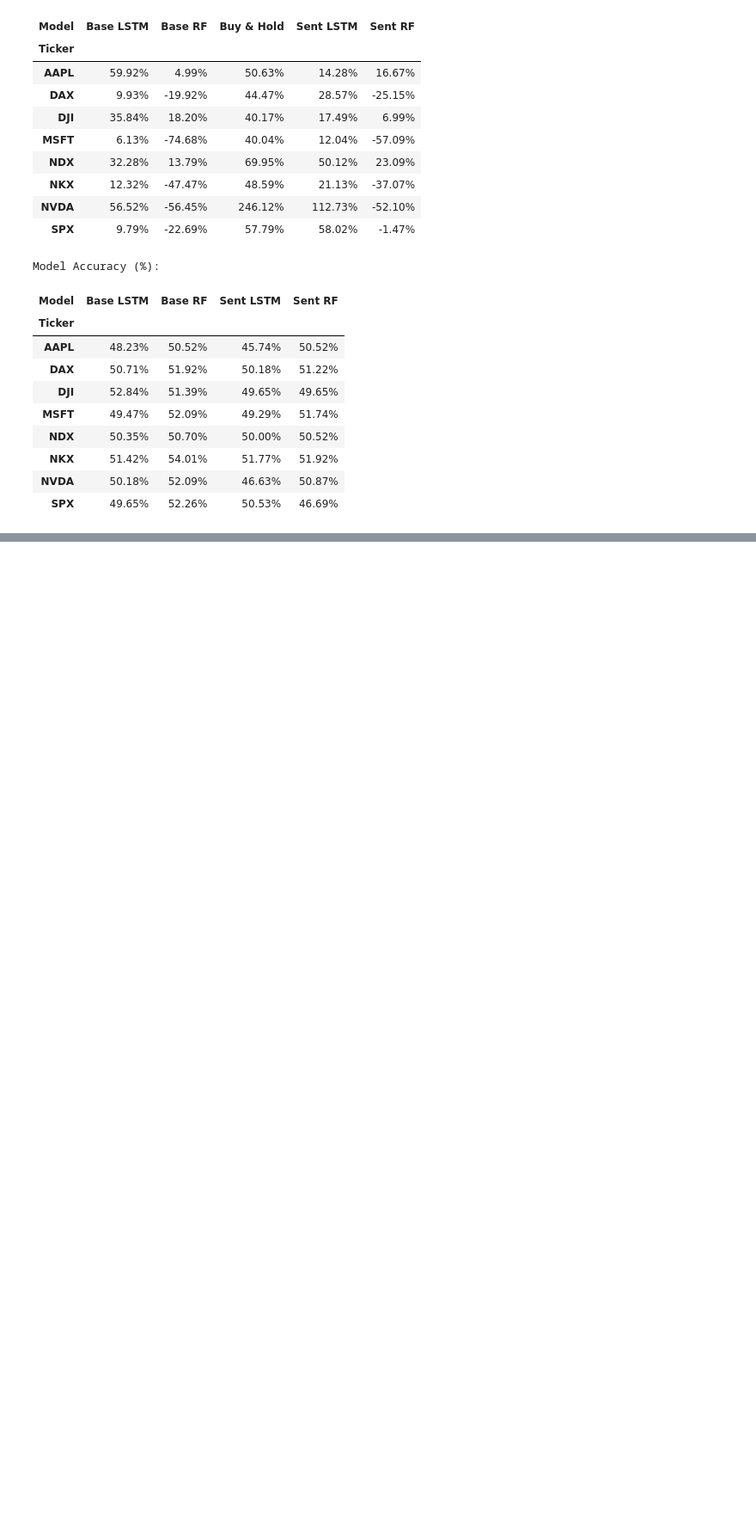
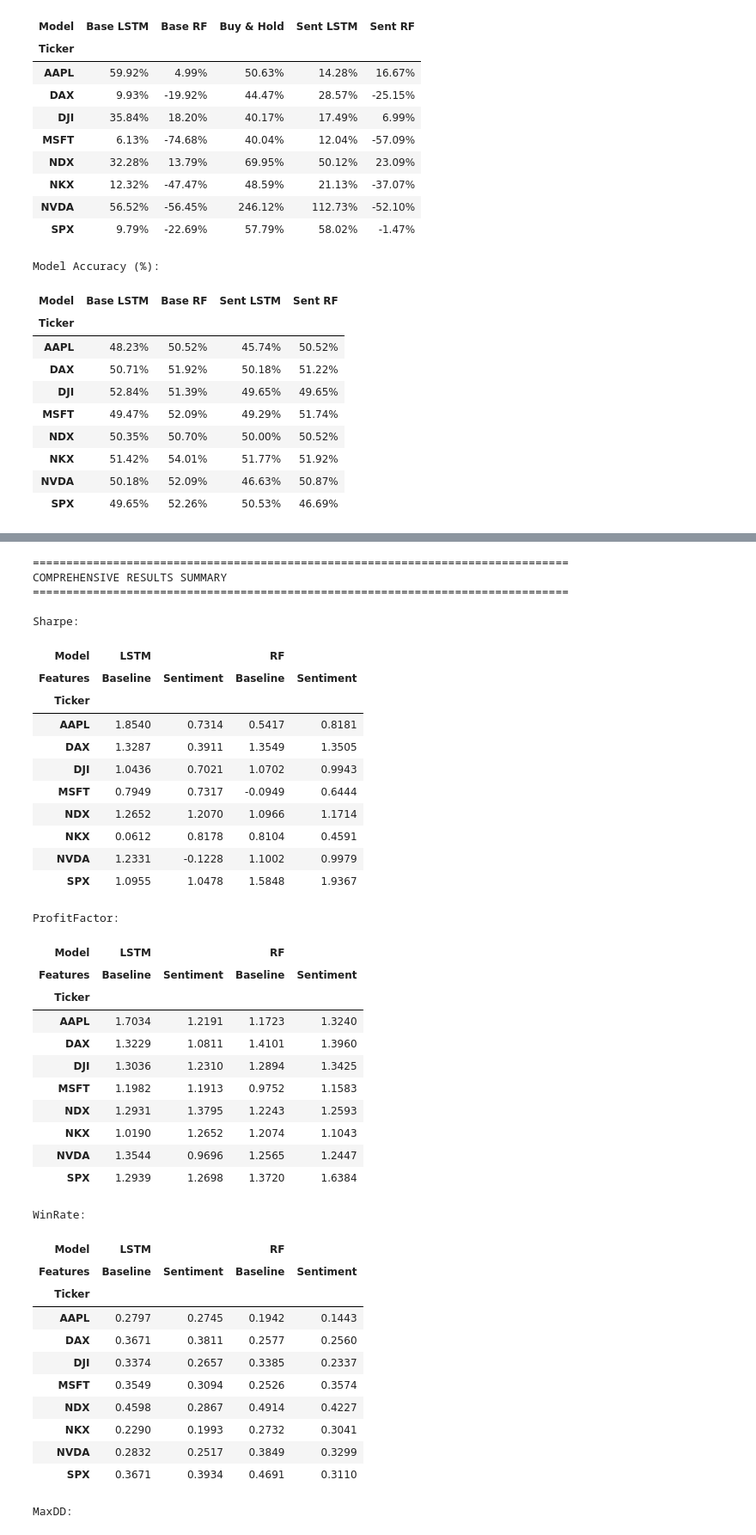
Before and after one commit to ronanhansel/market-analysis, a Jupyter notebook: presentation.ipynb, the cells around one changed output, grey strips where cells are left out. Shown at 86% size. Cells and saved outputs as stored; diff of their text form; code cells hidden in the pictures; blank space fills up the shorter version.

```diff
--- a/presentation.ipynb
+++ b/presentation.ipynb
@@ -176,0 +487,10 @@ Model Accuracy (%):
+# %%
+# === Discover All Tickers ===
+df_raw = pd.read_csv(DATA_PATH)
+tickers = set()
+for col in df_raw.columns:
+    if '_Open' in col:
+        tickers.add(col.replace('_Open', ''))
+
+tickers = sorted(list(tickers))
+print(f"Found {len(tickers)} tickers: {tickers}")
@@ -176,0 +616,60 @@ Model Accuracy (%):
+# %%
+# === Results Summary ===
+
+results_df = pd.DataFrame(all_results)
+
+print("\n" + "="*80)
+print("COMPREHENSIVE RESULTS SUMMARY")
+print("="*80)
+
+# Pivot for better visualization
+for metric in ['Sharpe', 'ProfitFactor', 'WinRate', 'MaxDD']:
+    print(f"\n{metric}:")
+    pivot = results_df.pivot_table(
+        index='Ticker',
+        columns=['Model', 'Features'],
+        values=metric
+    )
+    display(pivot.style.background_gradient(cmap='RdYlGn', axis=None).format("{:.4f}"))
+# %% [output]
+================================================================================
+COMPREHENSIVE RESULTS SUMMARY
+================================================================================
+
+Sharpe:
+| Model | LSTM |  | RF |  |
+| Features | Baseline | Sentiment | Baseline | Sentiment |
+| Ticker |  |  |  |  |
+| AAPL | 1.8540 | 0.7314 | 0.5417 | 0.8181 |
+| DAX | 1.3287 | 0.3911 | 1.3549 | 1.3505 |
+| DJI | 1.0436 | 0.7021 | 1.0702 | 0.9943 |
+| MSFT | 0.7949 | 0.7317 | -0.0949 | 0.6444 |
+| NDX | 1.2652 | 1.2070 | 1.0966 | 1.1714 |
+| NKX | 0.0612 | 0.8178 | 0.8104 | 0.4591 |
+| NVDA | 1.2331 | -0.1228 | 1.1002 | 0.9979 |
+| SPX | 1.0955 | 1.0478 | 1.5848 | 1.9367 |
+ProfitFactor:
+| Model | LSTM |  | RF |  |
+| Features | Baseline | Sentiment | Baseline | Sentiment |
+| Ticker |  |  |  |  |
+| AAPL | 1.7034 | 1.2191 | 1.1723 | 1.3240 |
+| DAX | 1.3229 | 1.0811 | 1.4101 | 1.3960 |
+| DJI | 1.3036 | 1.2310 | 1.2894 | 1.3425 |
+| MSFT | 1.1982 | 1.1913 | 0.9752 | 1.1583 |
+| NDX | 1.2931 | 1.3795 | 1.2243 | 1.2593 |
+| NKX | 1.0190 | 1.2652 | 1.2074 | 1.1043 |
+| NVDA | 1.3544 | 0.9696 | 1.2565 | 1.2447 |
+| SPX | 1.2939 | 1.2698 | 1.3720 | 1.6384 |
+WinRate:
+| Model | LSTM |  | RF |  |
+| Features | Baseline | Sentiment | Baseline | Sentiment |
+| Ticker |  |  |  |  |
+| AAPL | 0.2797 | 0.2745 | 0.1942 | 0.1443 |
+| DAX | 0.3671 | 0.3811 | 0.2577 | 0.2560 |
+| DJI | 0.3374 | 0.2657 | 0.3385 | 0.2337 |
+| MSFT | 0.3549 | 0.3094 | 0.2526 | 0.3574 |
+| NDX | 0.4598 | 0.2867 | 0.4914 | 0.4227 |
+| NKX | 0.2290 | 0.1993 | 0.2732 | 0.3041 |
+| NVDA | 0.2832 | 0.2517 | 0.3849 | 0.3299 |
+| SPX | 0.3671 | 0.3934 | 0.4691 | 0.3110 |
+MaxDD:
```
Also changed, not shown: parts of 10 cells of this notebook, 1 other file.
